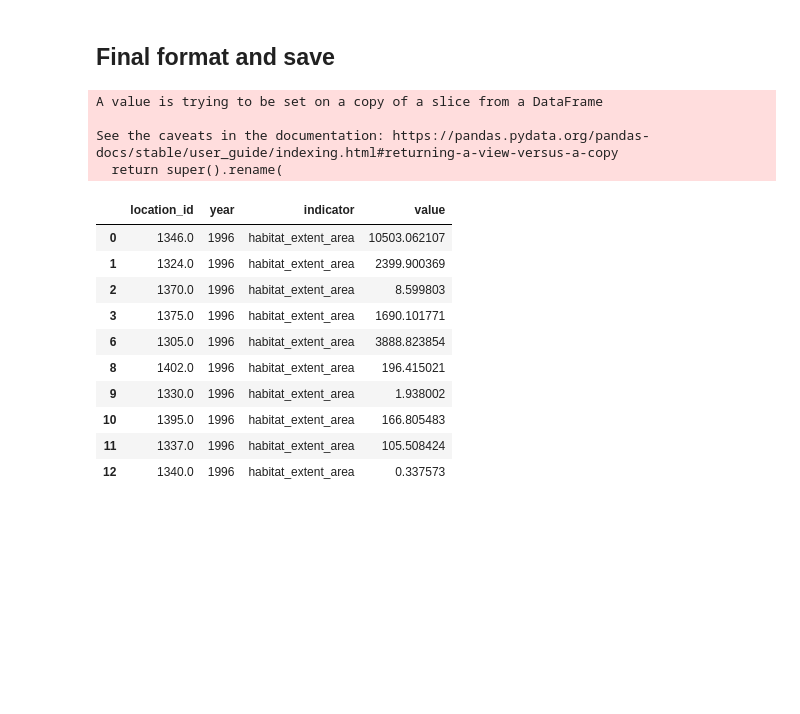
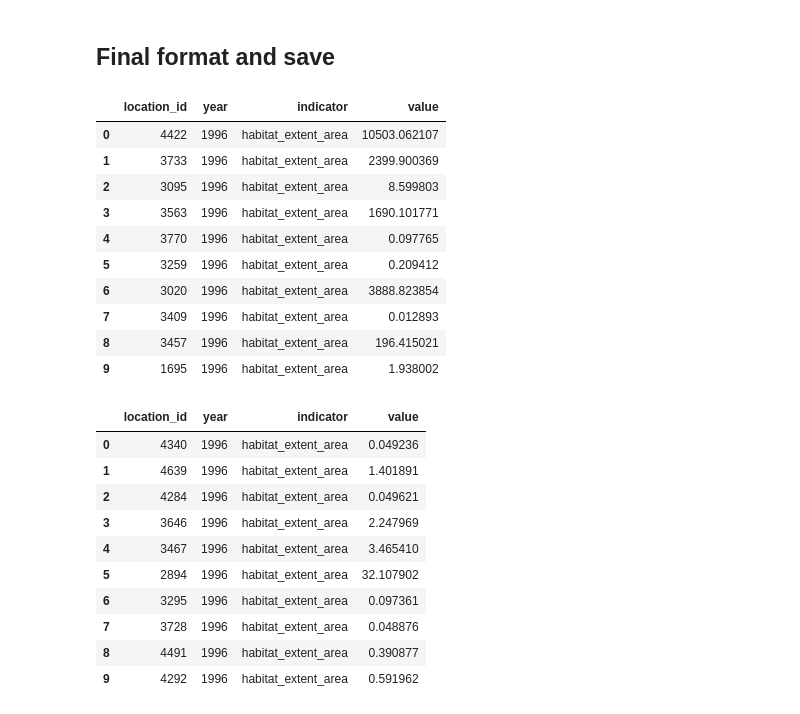
Before and after one commit to Vizzuality/mangrove-atlas, a Jupyter notebook: data/notebooks/Lab/data_processing/widgets-v2/v2_widget_extent.ipynb, the cells around one changed output. Saved outputs shown, nothing was run; the diff lists cells and outputs as text; code cells hidden in the pictures; blank space fills up the shorter version.

```diff
--- a/data/notebooks/Lab/data_processing/widgets-v2/v2_widget_extent.ipynb
+++ b/data/notebooks/Lab/data_processing/widgets-v2/v2_widget_extent.ipynb
@@ -108,0 +144,5 @@ mang_df_long.groupby(['region', 'variable']).sum().head(15)
+# %%
+locations_file = 'https://storage.googleapis.com/mangrove_atlas/boundaries/processed/location_final/locations_v3_not_merged_with_old.gpkg'
+locations = gpd.read_file(locations_file)
+#locations = locations[locations['type'] == 'country']
+locations.head()
@@ -108,0 +158,3 @@ mang_df_long.groupby(['region', 'variable']).sum().head(15)
+# %%
+locations_country = locations[locations['type'] == 'country'][['iso', 'location_idn']]
+locations_country.head(2)
@@ -109,5 +172,5 @@ mang_df_long.groupby(['region', 'variable']).sum().head(15)
 # %%
-locations = pd.read_csv('https://storage.googleapis.com/mangrove_atlas/widget_data/gmw_staging_locations.csv')
-locations = locations[['id', 'name', 'location_type', 'iso', 'location_id']]
-locations
+api_locs = pd.read_csv('https://storage.googleapis.com/mangrove_atlas/widget_data/locations_staging.csv')
+api_locs.rename(columns={'location_id': 'location_idn'}, inplace=True)
+api_locs.head()
 # %% [output]
@@ -127,5 +185,6 @@ locations
 # %%
-mang_df_final = mang_df_long.merge(locations[locations['location_type']== 'country'][['iso', 'id']], left_on='region', right_on='iso', how='left')
+mang_df_final = mang_df_long.merge(locations_country, left_on='region', right_on='iso', how='left')
+mang_df_final = mang_df_final.merge(api_locs, on='location_idn', how='left')
 mang_df_final = mang_df_final[mang_df_final.id.notna()]
 mang_df_final
 # %% [output]
@@ -145,22 +223,34 @@ mang_df_final
 # %% [markdown]
 ## Final format and save
 # %%
-mang_df_final = mang_df_final[['id', 'variable', 'indicator', 'value']]
+mang_df_final = mang_df_final[['id', 'variable', 'indicator', 'value']].copy()
 mang_df_final.rename(columns={'id':'location_id','variable': 'year'}, inplace=True)
 mang_df_final.head(10)
 # %% [output]
-A value is trying to be set on a copy of a slice from a DataFrame
-
-See the caveats in the documentation: https://pandas.pydata.org/pandas-docs/stable/user_guide/indexing.html#returning-a-view-versus-a-copy
-  return super().rename(
 |  | location_id | year | indicator | value |
-| 0 | 1346.0 | 1996 | habitat_extent_area | 10503.062107 |
-| 1 | 1324.0 | 1996 | habitat_extent_area | 2399.900369 |
-| 2 | 1370.0 | 1996 | habitat_extent_area | 8.599803 |
-| 3 | 1375.0 | 1996 | habitat_extent_area | 1690.101771 |
-| 6 | 1305.0 | 1996 | habitat_extent_area | 3888.823854 |
-| 8 | 1402.0 | 1996 | habitat_extent_area | 196.415021 |
-| 9 | 1330.0 | 1996 | habitat_extent_area | 1.938002 |
-| 10 | 1395.0 | 1996 | habitat_extent_area | 166.805483 |
-| 11 | 1337.0 | 1996 | habitat_extent_area | 105.508424 |
-| 12 | 1340.0 | 1996 | habitat_extent_area | 0.337573 |
+| 0 | 4422 | 1996 | habitat_extent_area | 10503.062107 |
+| 1 | 3733 | 1996 | habitat_extent_area | 2399.900369 |
+| 2 | 3095 | 1996 | habitat_extent_area | 8.599803 |
+| 3 | 3563 | 1996 | habitat_extent_area | 1690.101771 |
+| 4 | 3770 | 1996 | habitat_extent_area | 0.097765 |
+| 5 | 3259 | 1996 | habitat_extent_area | 0.209412 |
+| 6 | 3020 | 1996 | habitat_extent_area | 3888.823854 |
+| 7 | 3409 | 1996 | habitat_extent_area | 0.012893 |
+| 8 | 3457 | 1996 | habitat_extent_area | 196.415021 |
+| 9 | 1695 | 1996 | habitat_extent_area | 1.938002 |
+# %%
+wdpa_df_final = wdpa_df_final[['id', 'variable', 'indicator', 'value']].copy()
+wdpa_df_final.rename(columns={'id':'location_id','variable': 'year'}, inplace=True)
+wdpa_df_final.head(10)
+# %% [output]
+|  | location_id | year | indicator | value |
+| 0 | 4340 | 1996 | habitat_extent_area | 0.049236 |
+| 1 | 4639 | 1996 | habitat_extent_area | 1.401891 |
+| 2 | 4284 | 1996 | habitat_extent_area | 0.049621 |
+| 3 | 3646 | 1996 | habitat_extent_area | 2.247969 |
+| 4 | 3467 | 1996 | habitat_extent_area | 3.465410 |
+| 5 | 2894 | 1996 | habitat_extent_area | 32.107902 |
+| 6 | 3295 | 1996 | habitat_extent_area | 0.097361 |
+| 7 | 3728 | 1996 | habitat_extent_area | 0.048876 |
+| 8 | 4491 | 1996 | habitat_extent_area | 0.390877 |
+| 9 | 4292 | 1996 | habitat_extent_area | 0.591962 |
```
Also changed, not shown: parts of 14 cells of this notebook, 2 other files.
